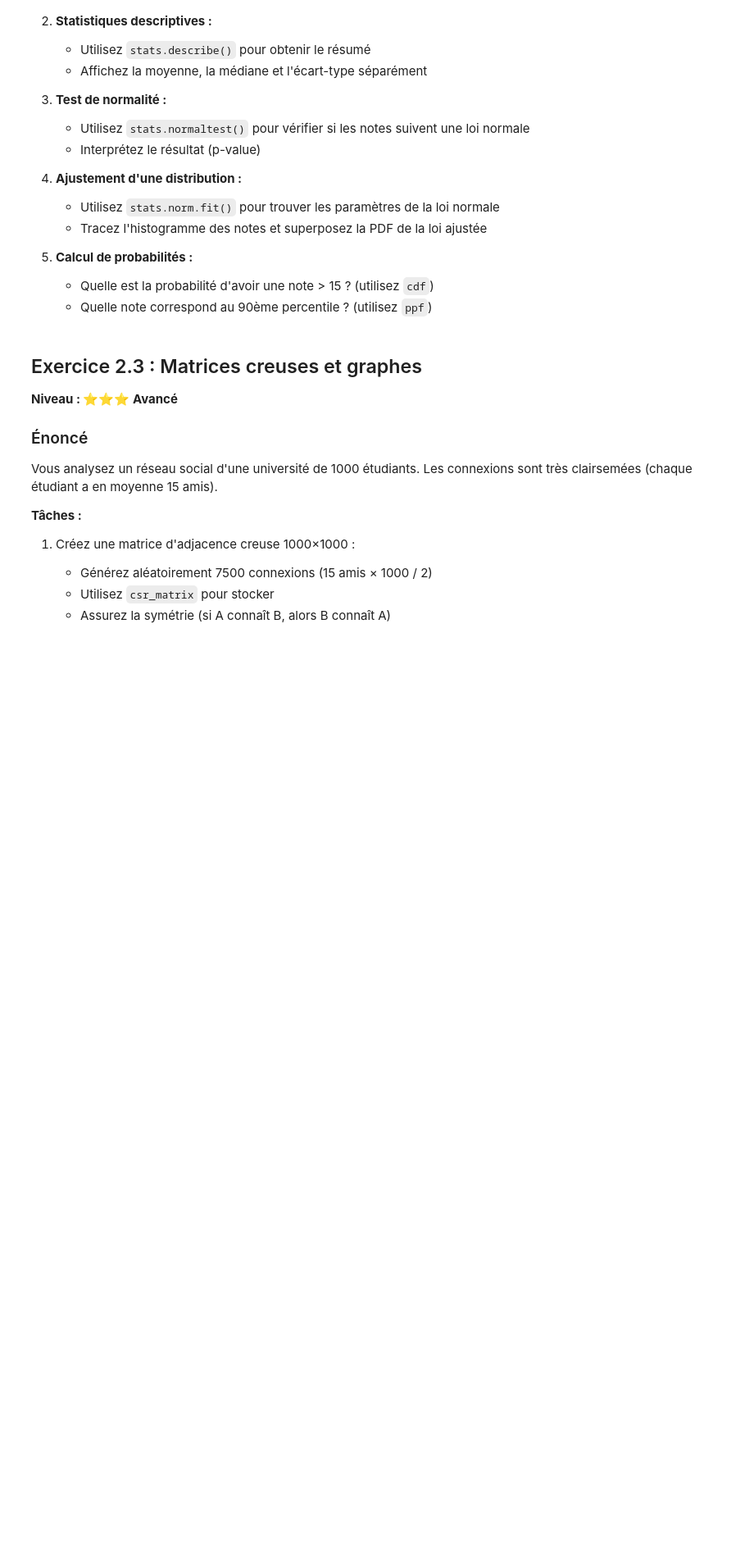
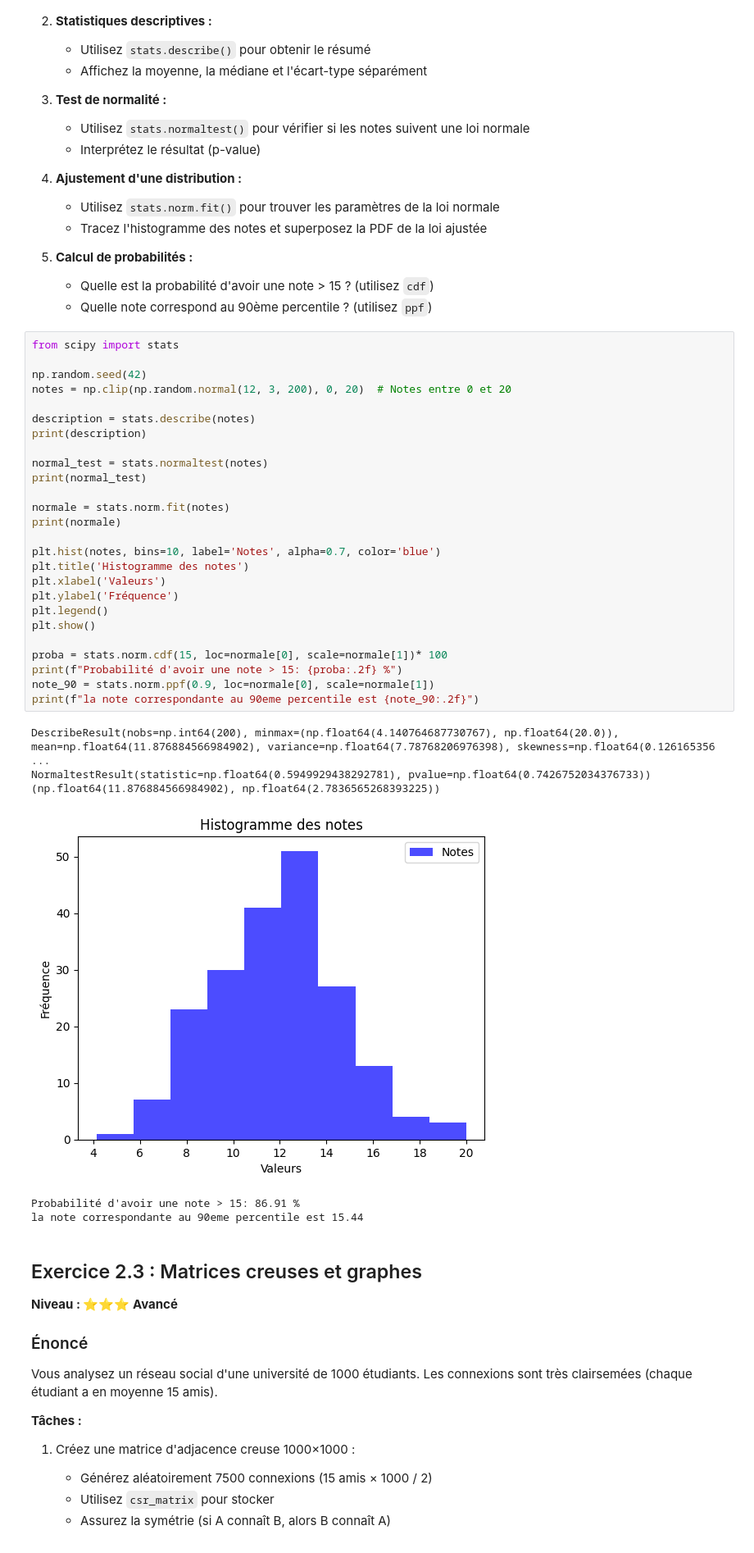
Before and after one commit to WassimXcx-dotcom/EventsManagerProject, a Jupyter notebook: exercices/exercices-pratiques-scipy.ipynb, the cells around one changed output. Shown at 82% size. Saved outputs shown, nothing was run; the diff lists cells and outputs as text; blank space fills up the shorter version.

```diff
--- a/exercices/exercices-pratiques-scipy.ipynb
+++ b/exercices/exercices-pratiques-scipy.ipynb
@@ -491,6 +620,39 @@ Vous analysez les résultats d'un examen passé par 200 étudiants.
 5. **Calcul de probabilités :**
    - Quelle est la probabilité d'avoir une note > 15 ? (utilisez `cdf`)
    - Quelle note correspond au 90ème percentile ? (utilisez `ppf`)
+# %%
+from scipy import stats
+
+np.random.seed(42)
+notes = np.clip(np.random.normal(12, 3, 200), 0, 20)  # Notes entre 0 et 20
+
+description = stats.describe(notes)
+print(description)
+
+normal_test = stats.normaltest(notes)
+print(normal_test)
+
+normale = stats.norm.fit(notes)
+print(normale)
+
+plt.hist(notes, bins=10, label='Notes', alpha=0.7, color='blue')
+plt.title('Histogramme des notes')
+plt.xlabel('Valeurs')
+plt.ylabel('Fréquence')
+plt.legend()
+plt.show()
+
+proba = stats.norm.cdf(15, loc=normale[0], scale=normale[1])* 100
+print(f"Probabilité d'avoir une note > 15: {proba:.2f} %")
+note_90 = stats.norm.ppf(0.9, loc=normale[0], scale=normale[1])
+print(f"la note correspondante au 90eme percentile est {note_90:.2f}")
+# %% [output]
+DescribeResult(nobs=np.int64(200), minmax=(np.float64(4.140764687730767), np.float64(20.0)), mean=np.float64(11.876884566984902), variance=np.float64(7.78768206976398), skewness=np.float64(0.126165356 ...
+NormaltestResult(statistic=np.float64(0.5949929438292781), pvalue=np.float64(0.7426752034376733))
+(np.float64(11.876884566984902), np.float64(2.7836565268393225))
+[figure, added]
+Probabilité d'avoir une note > 15: 86.91 %
+la note correspondante au 90eme percentile est 15.44
 # %% [markdown]
 ## Exercice 2.3 : Matrices creuses et graphes
 **Niveau : ⭐⭐⭐ Avancé**
```
Also changed, not shown: parts of 5 cells of this notebook.
